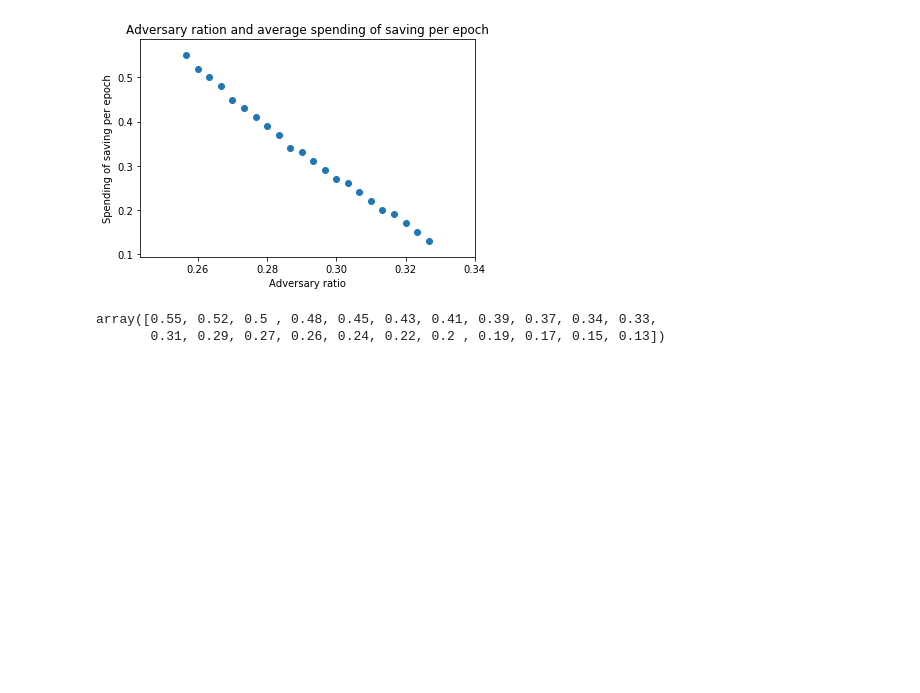
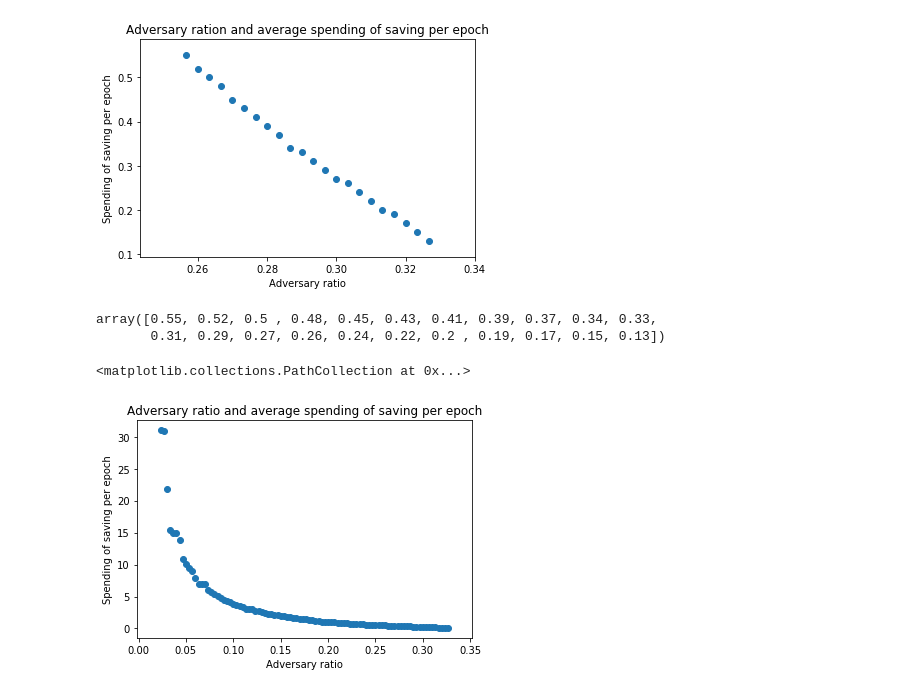
Before and after one commit to LayerXcom/lmd-ghost-simulation, a Jupyter notebook: adversary_ratio_and_saving.ipynb, the cells around one changed output. Cells and saved outputs as stored; diff of their text form; code cells hidden in the pictures; blank space fills up the shorter version.

Commit message:
Adversary ratio and spending of saving with public RNG

```diff
--- a/adversary_ratio_and_saving.ipynb
+++ b/adversary_ratio_and_saving.ipynb
@@ -156,0 +275,32 @@ array([0.55, 0.52, 0.5 , 0.48, 0.45, 0.43, 0.41, 0.39, 0.37, 0.34, 0.33,
+# %%
+# Parameters
+SLOTS_PER_EPOCH = 64
+VALIDATOR_NUM = 131072  # Minimum of ETH2.0
+assert VALIDATOR_NUM % SLOTS_PER_EPOCH == 0
+
+# Unlucky initial state for adversary
+INIT_RED_HONEST_RATIO = 49 / 100  # Must be < 1/2
+INIT_RED_ADVERSARY_RATIO = 2 / 100
+assert INIT_RED_HONEST_RATIO + INIT_RED_ADVERSARY_RATIO > 1/2
+
+
+TRIAL_NUM = 92
+data_x = np.zeros(TRIAL_NUM)
+data_y = np.zeros(TRIAL_NUM)
+
+for i in range(TRIAL_NUM):
+    FAULT_TOLERANCE = 1 / 3 * (i + 7) / 100
+    assert INIT_RED_ADVERSARY_RATIO < FAULT_TOLERANCE
+    s = Simulator(VALIDATOR_NUM, SLOTS_PER_EPOCH, FAULT_TOLERANCE, INIT_RED_HONEST_RATIO, INIT_RED_ADVERSARY_RATIO)
+    s.run()
+    data_x[i] = FAULT_TOLERANCE
+    data_y[i] = (np.sum(s.pivots) - s.epoch) / s.epoch
+# %%
+plt.title('Adversary ratio and average spending of saving per epoch')
+plt.xlabel('Adversary ratio')
+plt.ylabel('Spending of saving per epoch')
+
+plt.scatter(data_x, data_y)
+# %% [output]
+<matplotlib.collections.PathCollection at 0x...>
+[figure, added]
```
Also changed, not shown: parts of 2 cells of this notebook, 1 other file.
